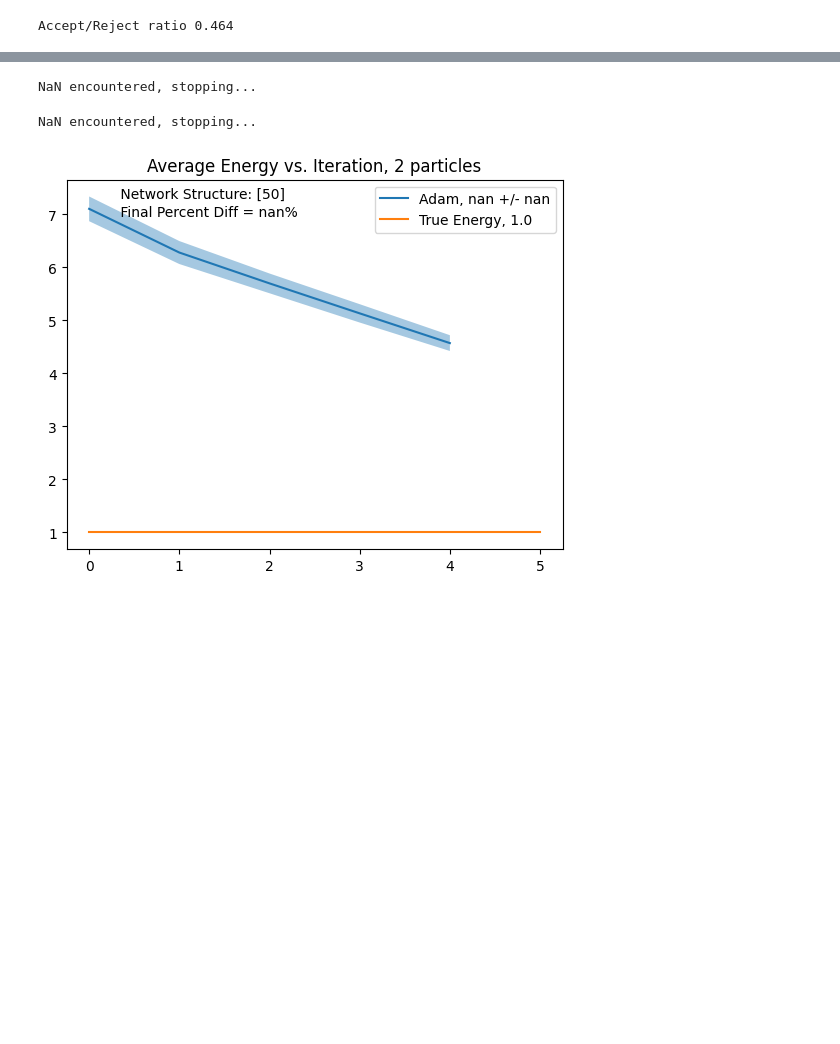
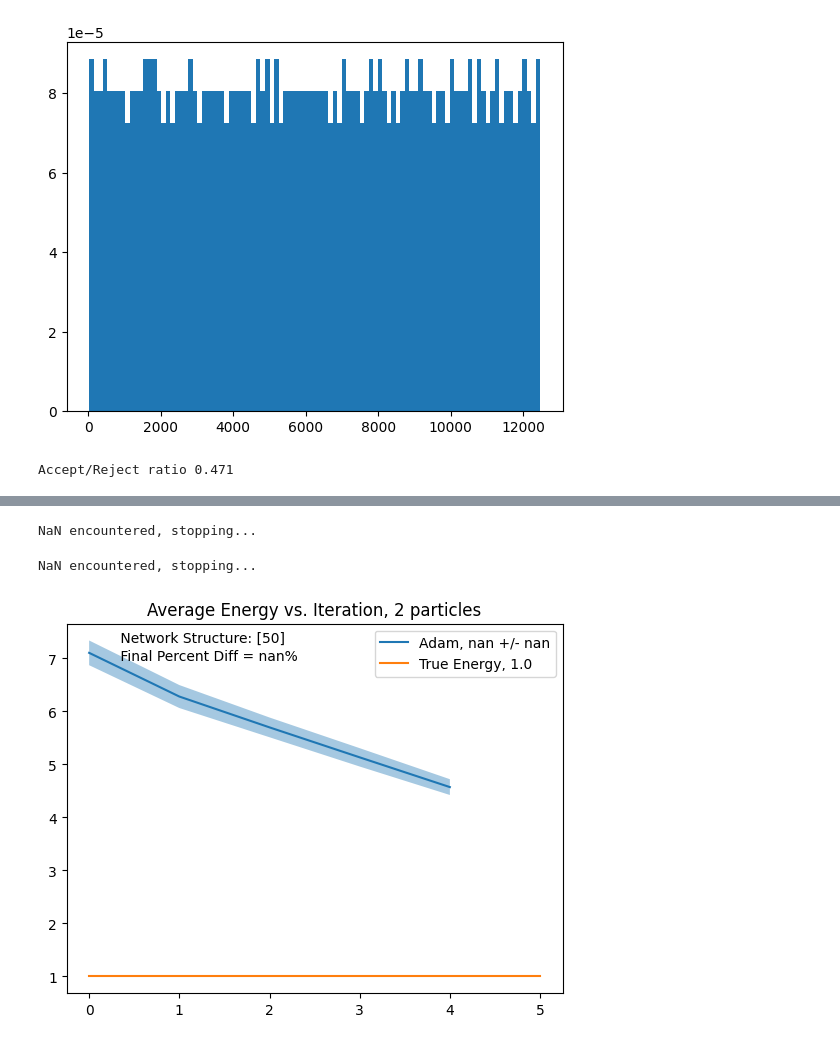
Before and after one commit to hershkumar/summer2022, a Jupyter notebook: neural/nn_delta.ipynb, the cells around one changed output, grey strips where cells are left out. Saved outputs shown, nothing was run; the diff lists cells and outputs as text; code cells hidden in the pictures; blank space fills up the shorter version.

```diff
--- a/neural/nn_delta.ipynb
+++ b/neural/nn_delta.ipynb
@@ -303,8 +325,19 @@ def train(params, iterations, N, thermal, skip, variation_size, optimizer):
             break
     clear_output(wait=True)
     return hs, us, params
+# %%
+x_plt = np.linspace(-5, 5, 1000)
+y_plt = [np.sqrt(2 * np.pi) * jnp.exp(-x**2/2) for x in x_plt]
+
+samples = sample_test(nn.flatten_params(), num_samples=10**3, thermalization_steps=200, skip_count=50, variation_size=1.0, key=jax.random.PRNGKey(np.random.randint(0,100)), skipping = True)[0]
+xs = samples[:,0]
+plt.hist(xs, bins=100, density=True)
+#plt.scatter(x_plt, y_plt, color='red')
+plt.show()
+# %% [output]
+[figure, added]
 # %%
-variation = .5
-print("Accept/Reject ratio",accept_ratio(nn.flatten_params(), num_samples=10**3, variation_size=variation))
+variation = .3
+print("Accept/Reject ratio", accept_ratio(nn.flatten_params(), num_samples=10**3, variation_size=variation))
 # %% [output]
-Accept/Reject ratio 0.464
+Accept/Reject ratio 0.471
```
Also changed, not shown: parts of 2 cells of this notebook, 1 other file.
